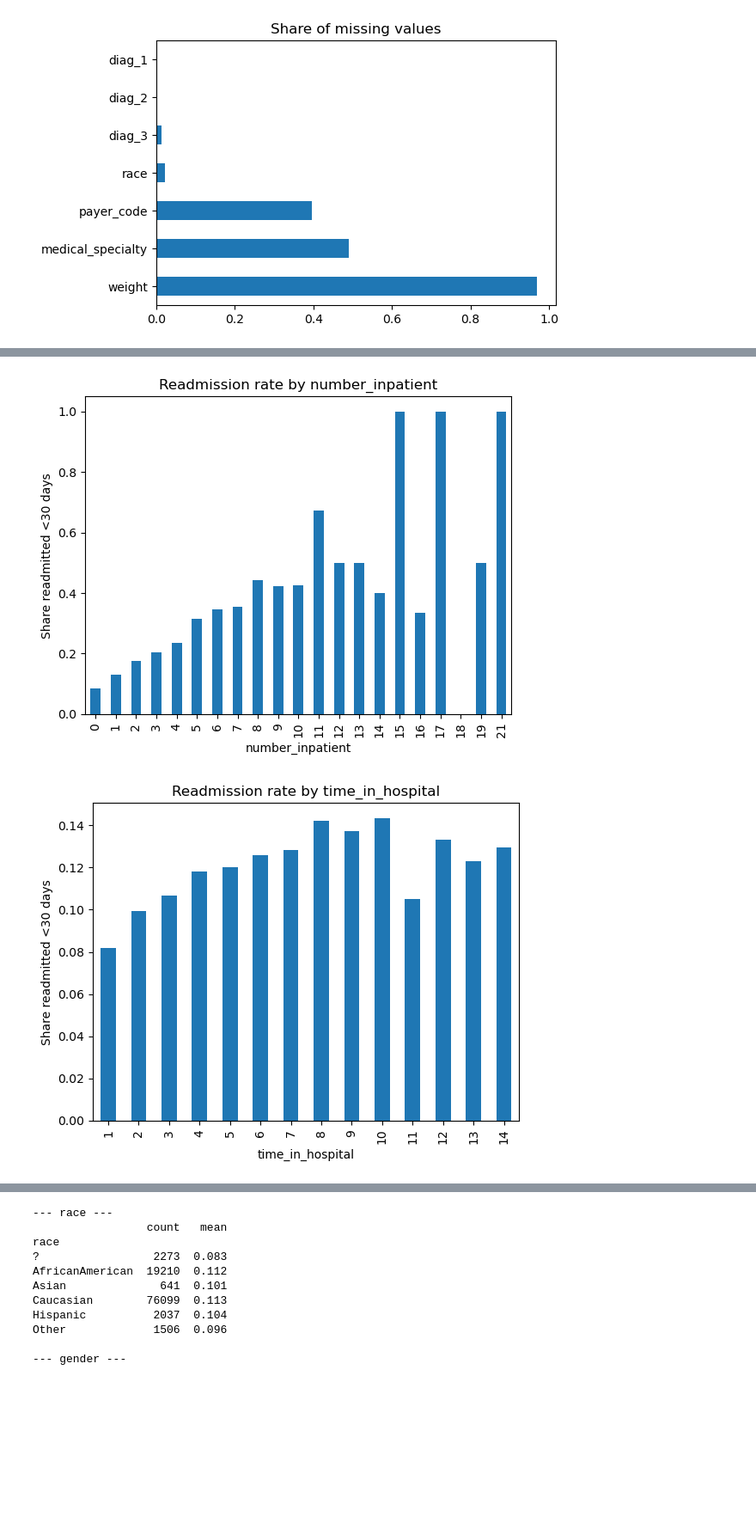
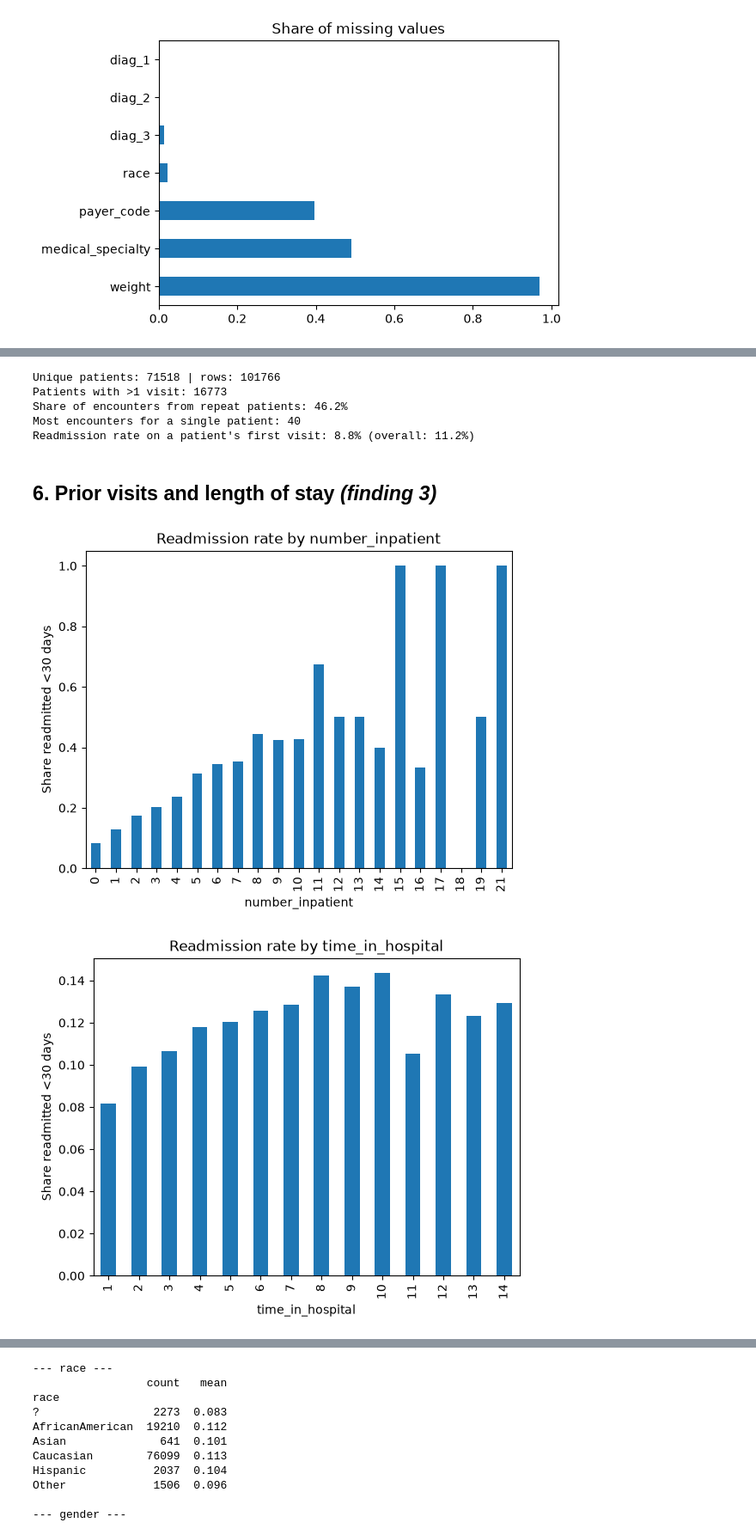
Before and after one commit to andreapenacastro/diabetes-readmission-ml, a Jupyter notebook: notebooks/01_eda.ipynb, the cells around one changed output, grey strips where cells are left out. Shown at 86% size. Drawn from its saved outputs; the diff is of its cells as text; code cells hidden in the pictures; blank space fills up the shorter version.

```diff
--- a/notebooks/01_eda.ipynb
+++ b/notebooks/01_eda.ipynb
@@ -38,0 +11,19 @@ Saving figures to: /Users/andreapenacastro/Downloads/1 School/Albert School/albe
+# %%
+import sys
+from pathlib import Path
+
+# The notebook runs from notebooks/, so add the project root to the import path
+ROOT = Path.cwd() if (Path.cwd() / "src").is_dir() else Path.cwd().parent
+sys.path.insert(0, str(ROOT))
+
+import pandas as pd
+import matplotlib.pyplot as plt
+
+from src.paths import FIG_DIR
+from src.data import load_dataset, mark_missing, MED_COLS
+from src.features import add_diag_families
+
+df = load_dataset()  # raw data + binary target readmit_30
+print("Saving figures to:", FIG_DIR)
+print(df.shape)
+df.head()
@@ -73,5 +86,4 @@ Name: proportion, dtype: float64
 # %%
-df["readmit_30"] = (df["target"] == "<30").astype(int)
 df["readmit_30"].value_counts(normalize=True).plot(kind="bar", title="Readmitted within 30 days")
 plt.savefig(FIG_DIR / "target_distribution.png", bbox_inches="tight")
 plt.show()
@@ -105,10 +126,28 @@ plt.show()
+# %%
+visits = df["patient_nbr"].value_counts()
+print("Unique patients:", visits.size, "| rows:", len(df))
+print("Patients with >1 visit:", (visits > 1).sum())
+print(f"Share of encounters from repeat patients: {df['patient_nbr'].map(visits).gt(1).mean():.1%}")
+print("Most encounters for a single patient:", visits.max())
+
+# encounter_id increases over time, so the lowest id is the patient's first stay
+first_visit = df.sort_values("encounter_id").drop_duplicates("patient_nbr")
+print(f"Readmission rate on a patient's first visit: {first_visit['readmit_30'].mean():.1%}"
+      f" (overall: {df['readmit_30'].mean():.1%})")
+# %% [output]
+Unique patients: 71518 | rows: 101766
+Patients with >1 visit: 16773
+Share of encounters from repeat patients: 46.2%
+Most encounters for a single patient: 40
+Readmission rate on a patient's first visit: 8.8% (overall: 11.2%)
+# %% [markdown]
+## 6. Prior visits and length of stay  *(finding 3)*
 # %%
 for col in ["number_inpatient", "time_in_hospital", "age"]:
-    if col in df.columns:
-        df.groupby(col, observed=True)["readmit_30"].mean().plot(kind="bar", title=f"Readmission rate by {col}")
-        plt.ylabel("Share readmitted <30 days")
-        plt.savefig(FIG_DIR / "Readmission_rate_by_{}.png".format(col), bbox_inches="tight")
-        plt.show()
+    df.groupby(col, observed=True)["readmit_30"].mean().plot(kind="bar", title=f"Readmission rate by {col}")
+    plt.ylabel("Share readmitted <30 days")
+    plt.savefig(FIG_DIR / f"Readmission_rate_by_{col}.png", bbox_inches="tight")
+    plt.show()
 # %% [output]
-[figure, old version]
+[figure, new version]
-[figure, old version]
+[figure, new version]
```
Also changed, not shown: parts of 29 cells of this notebook, 6 other files.
